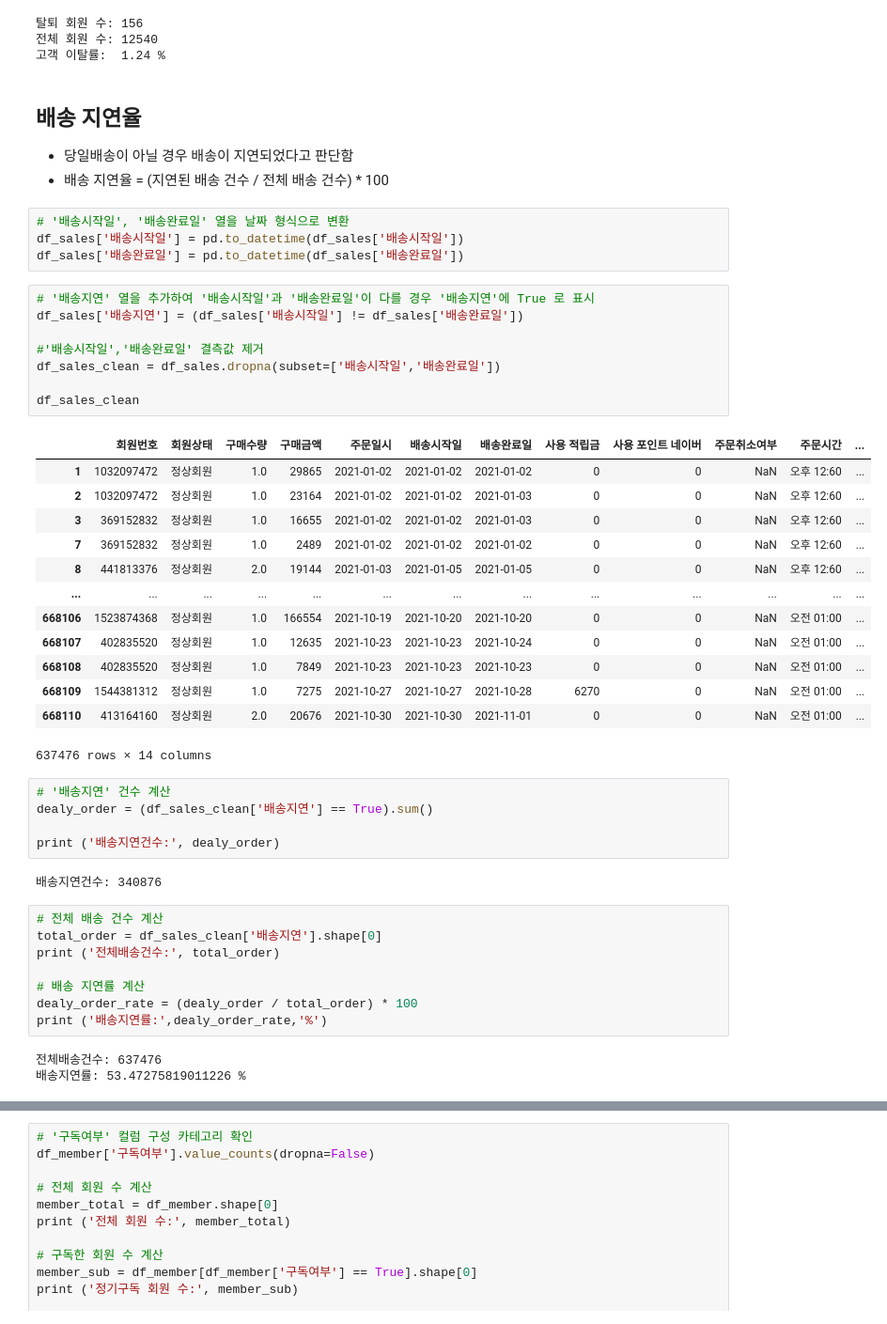
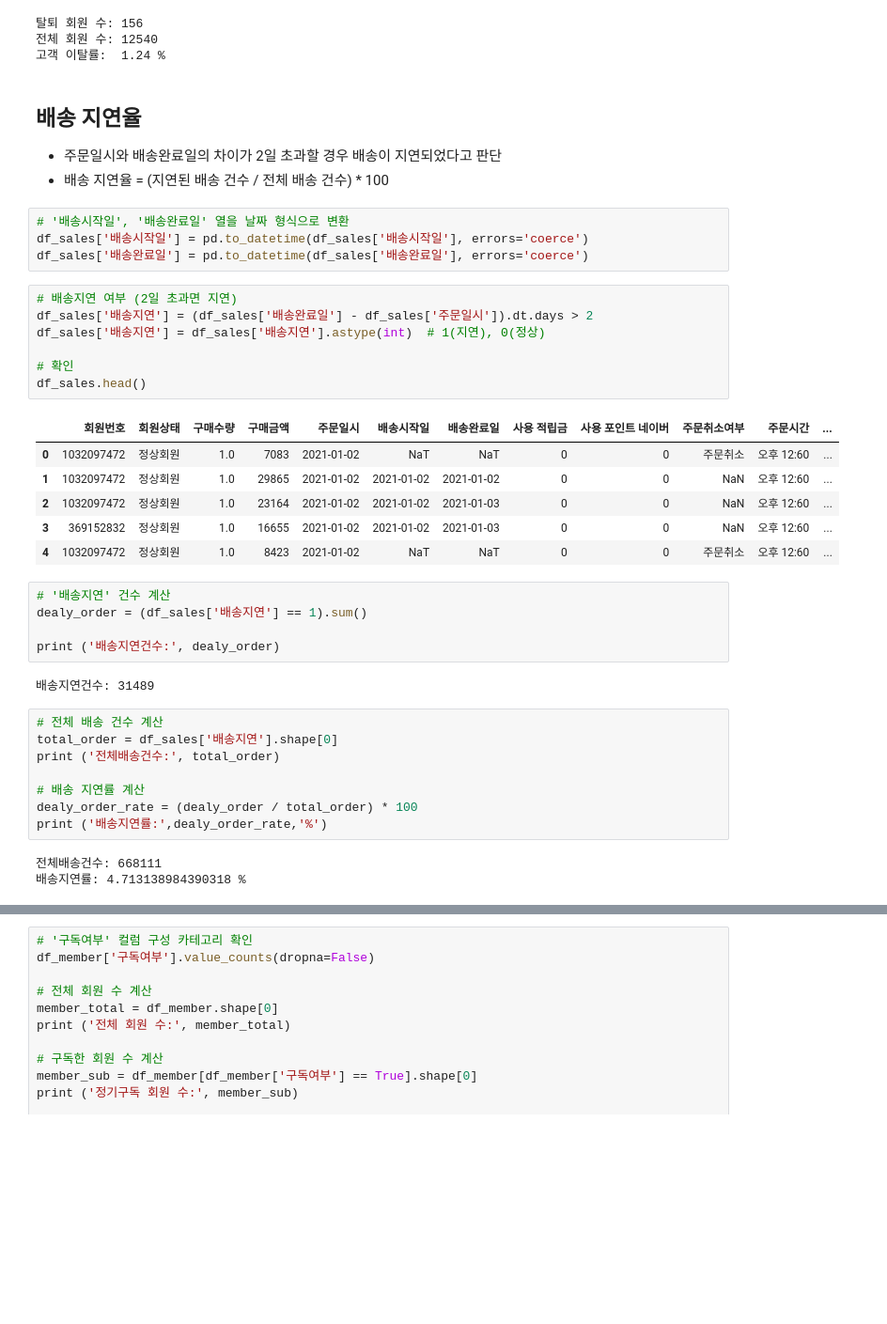
Before and after one commit to dldbwns23/DSA17_project, a Jupyter notebook: eda_example.ipynb, the cells around one changed output, grey strips where cells are left out. Shown at 94% size. Cells and saved outputs as stored; diff of their text form; blank space fills up the shorter version.

```diff
--- a/eda_example.ipynb
+++ b/eda_example.ipynb
@@ -108,52 +108,44 @@ print('고객 이탈률: ', round(out_rate,2), '%')
 # %% [markdown]
 ## 배송 지연율
 
-- 당일배송이 아닐 경우 배송이 지연되었다고 판단함
+- 주문일시와 배송완료일의 차이가 2일 초과할 경우 배송이 지연되었다고 판단
 - 배송 지연율 = (지연된 배송 건수 / 전체 배송 건수) * 100
 # %%
 # '배송시작일', '배송완료일' 열을 날짜 형식으로 변환
-df_sales['배송시작일'] = pd.to_datetime(df_sales['배송시작일'])
-df_sales['배송완료일'] = pd.to_datetime(df_sales['배송완료일'])
+df_sales['배송시작일'] = pd.to_datetime(df_sales['배송시작일'], errors='coerce')
+df_sales['배송완료일'] = pd.to_datetime(df_sales['배송완료일'], errors='coerce')
 # %%
-# '배송지연' 열을 추가하여 '배송시작일'과 '배송완료일'이 다를 경우 '배송지연'에 True 로 표시
-df_sales['배송지연'] = (df_sales['배송시작일'] != df_sales['배송완료일'])
+# 배송지연 여부 (2일 초과면 지연)
+df_sales['배송지연'] = (df_sales['배송완료일'] - df_sales['주문일시']).dt.days > 2
+df_sales['배송지연'] = df_sales['배송지연'].astype(int)  # 1(지연), 0(정상)
 
-#'배송시작일','배송완료일' 결측값 제거
-df_sales_clean = df_sales.dropna(subset=['배송시작일','배송완료일'])
-
-df_sales_clean
+# 확인
+df_sales.head()
 # %% [output]
 |  | 회원번호 | 회원상태 | 구매수량 | 구매금액 | 주문일시 | 배송시작일 | 배송완료일 | 사용 적립금 | 사용 포인트 네이버 | 주문취소여부 | 주문시간 | ... |
+| 0 | 1032097472 | 정상회원 | 1.0 | 7083 | 2021-01-02 | NaT | NaT | 0 | 0 | 주문취소 | 오후 12:60 | ... |
 | 1 | 1032097472 | 정상회원 | 1.0 | 29865 | 2021-01-02 | 2021-01-02 | 2021-01-02 | 0 | 0 | NaN | 오후 12:60 | ... |
 | 2 | 1032097472 | 정상회원 | 1.0 | 23164 | 2021-01-02 | 2021-01-02 | 2021-01-03 | 0 | 0 | NaN | 오후 12:60 | ... |
 | 3 | 369152832 | 정상회원 | 1.0 | 16655 | 2021-01-02 | 2021-01-02 | 2021-01-03 | 0 | 0 | NaN | 오후 12:60 | ... |
-| 7 | 369152832 | 정상회원 | 1.0 | 2489 | 2021-01-02 | 2021-01-02 | 2021-01-02 | 0 | 0 | NaN | 오후 12:60 | ... |
-| 8 | 441813376 | 정상회원 | 2.0 | 19144 | 2021-01-03 | 2021-01-05 | 2021-01-05 | 0 | 0 | NaN | 오후 12:60 | ... |
-| ... | ... | ... | ... | ... | ... | ... | ... | ... | ... | ... | ... | ... |
-| 668106 | 1523874368 | 정상회원 | 1.0 | 166554 | 2021-10-19 | 2021-10-20 | 2021-10-20 | 0 | 0 | NaN | 오전 01:00 | ... |
-| 668107 | 402835520 | 정상회원 | 1.0 | 12635 | 2021-10-23 | 2021-10-23 | 2021-10-24 | 0 | 0 | NaN | 오전 01:00 | ... |
-| 668108 | 402835520 | 정상회원 | 1.0 | 7849 | 2021-10-23 | 2021-10-23 | 2021-10-23 | 0 | 0 | NaN | 오전 01:00 | ... |
-| 668109 | 1544381312 | 정상회원 | 1.0 | 7275 | 2021-10-27 | 2021-10-27 | 2021-10-28 | 6270 | 0 | NaN | 오전 01:00 | ... |
-| 668110 | 413164160 | 정상회원 | 2.0 | 20676 | 2021-10-30 | 2021-10-30 | 2021-11-01 | 0 | 0 | NaN | 오전 01:00 | ... |
+| 4 | 1032097472 | 정상회원 | 1.0 | 8423 | 2021-01-02 | NaT | NaT | 0 | 0 | 주문취소 | 오후 12:60 | ... |
-637476 rows × 14 columns
 # %%
 # '배송지연' 건수 계산
-dealy_order = (df_sales_clean['배송지연'] == True).sum()
+dealy_order = (df_sales['배송지연'] == 1).sum()
 
 print ('배송지연건수:', dealy_order)
 # %% [output]
-배송지연건수: 340876
+배송지연건수: 31489
 # %%
 # 전체 배송 건수 계산
-total_order = df_sales_clean['배송지연'].shape[0]
+total_order = df_sales['배송지연'].shape[0]
 print ('전체배송건수:', total_order)
 
 # 배송 지연률 계산
 dealy_order_rate = (dealy_order / total_order) * 100
 print ('배송지연률:',dealy_order_rate,'%')
 # %% [output]
-전체배송건수: 637476
-배송지연률: 53.47275819011226 %
+전체배송건수: 668111
+배송지연률: 4.713138984390318 %
 # %% [markdown]
 ## 정기구독률
 - 전체 회원 중 구독가입을 한 고객의 비율
```
Also changed, not shown: parts of 14 cells of this notebook.
